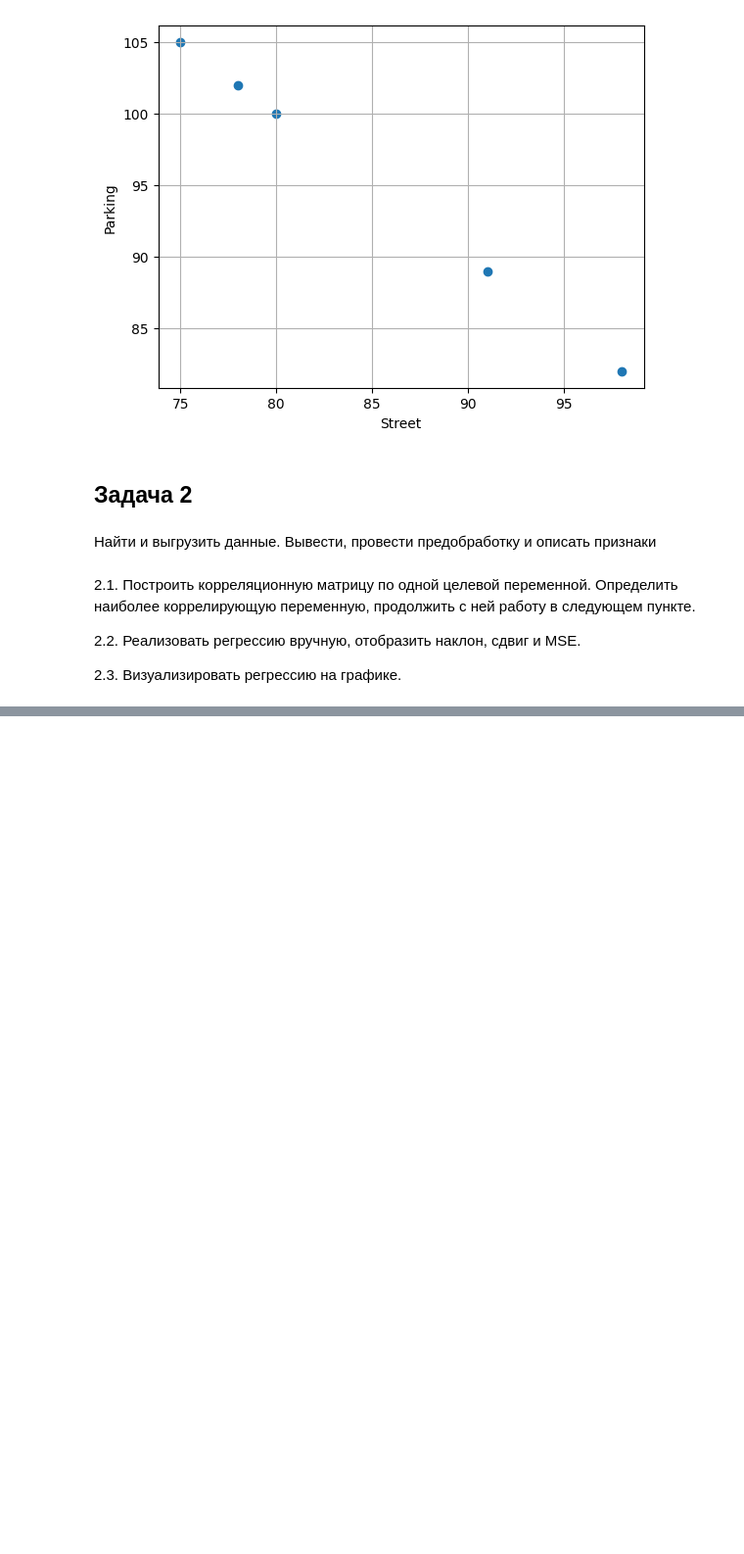
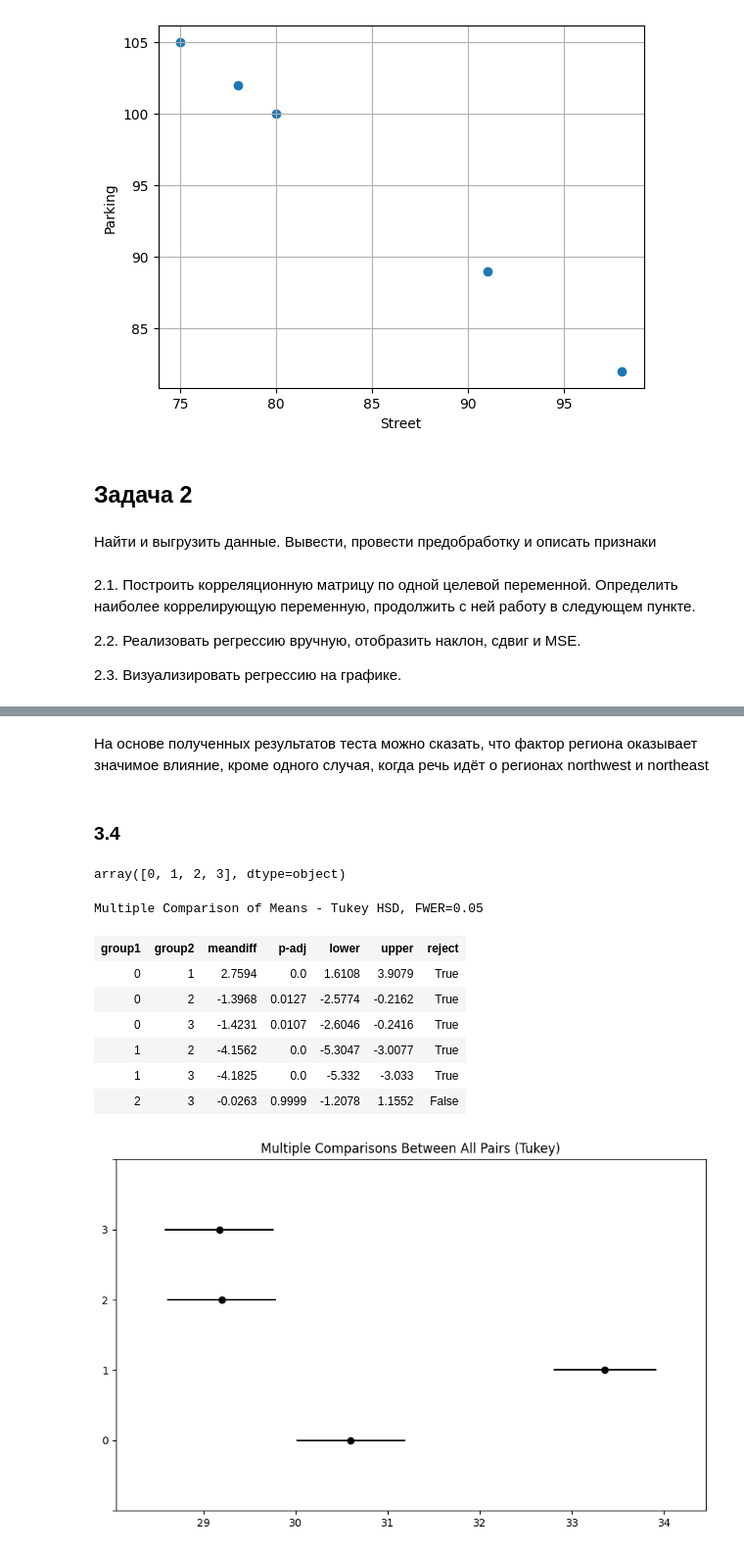
Before and after one commit to LIvanoff/Big-Data-analysis-technologies-and-tools, a Jupyter notebook: pr4.ipynb, the cells around one changed output, grey strips where cells are left out. Shown at 98% size. Drawn from its saved outputs; the diff is of its cells as text; code cells hidden in the pictures; blank space fills up the shorter version.

```diff
--- a/pr4.ipynb
+++ b/pr4.ipynb
@@ -62,0 +220,2 @@ plt.grid()
+# %%
+insurance_df = pd.read_csv('insurance.csv')
@@ -62,0 +233,16 @@ plt.grid()
+# %%
+for i, col in enumerate(insurance_df.region):
+  if col == 'southwest':
+    insurance_df.loc[i, 'region'] = 0
+  elif col == 'southeast':
+    insurance_df.loc[i, 'region'] = 1
+  elif col == 'northwest':
+    insurance_df.loc[i, 'region'] = 2
+  else:
+    insurance_df.loc[i, 'region'] = 3
+# %%
+for i, col in enumerate(insurance_df.sex):
+  if col == 'male':
+    insurance_df.loc[i, 'sex'] = 0
+  else:
+    insurance_df.loc[i, 'sex'] = 1
@@ -62,0 +307,22 @@ plt.grid()
+# %% [markdown]
+На основе полученных результатов теста можно сказать, что фактор региона оказывает значимое влияние, кроме одного случая, когда речь идёт о регионах northwest и northeast
+# %% [markdown]
+### 3.4
+# %%
+insurance_df.region.unique()
+# %% [output]
+array([0, 1, 2, 3], dtype=object)
+# %%
+tukey = pairwise_tukeyhsd(endog=insurance_df.bmi, groups=insurance_df['region'], alpha=0.05)
+tukey.plot_simultaneous()
+tukey.summary()
+# %% [output]
+Multiple Comparison of Means - Tukey HSD, FWER=0.05
+| group1 | group2 | meandiff | p-adj | lower | upper | reject |
+| 0 | 1 | 2.7594 | 0.0 | 1.6108 | 3.9079 | True |
+| 0 | 2 | -1.3968 | 0.0127 | -2.5774 | -0.2162 | True |
+| 0 | 3 | -1.4231 | 0.0107 | -2.6046 | -0.2416 | True |
+| 1 | 2 | -4.1562 | 0.0 | -5.3047 | -3.0077 | True |
+| 1 | 3 | -4.1825 | 0.0 | -5.332 | -3.033 | True |
+| 2 | 3 | -0.0263 | 0.9999 | -1.2078 | 1.1552 | False |
+[figure, added]
```
Also changed, not shown: parts of 33 cells of this notebook.
